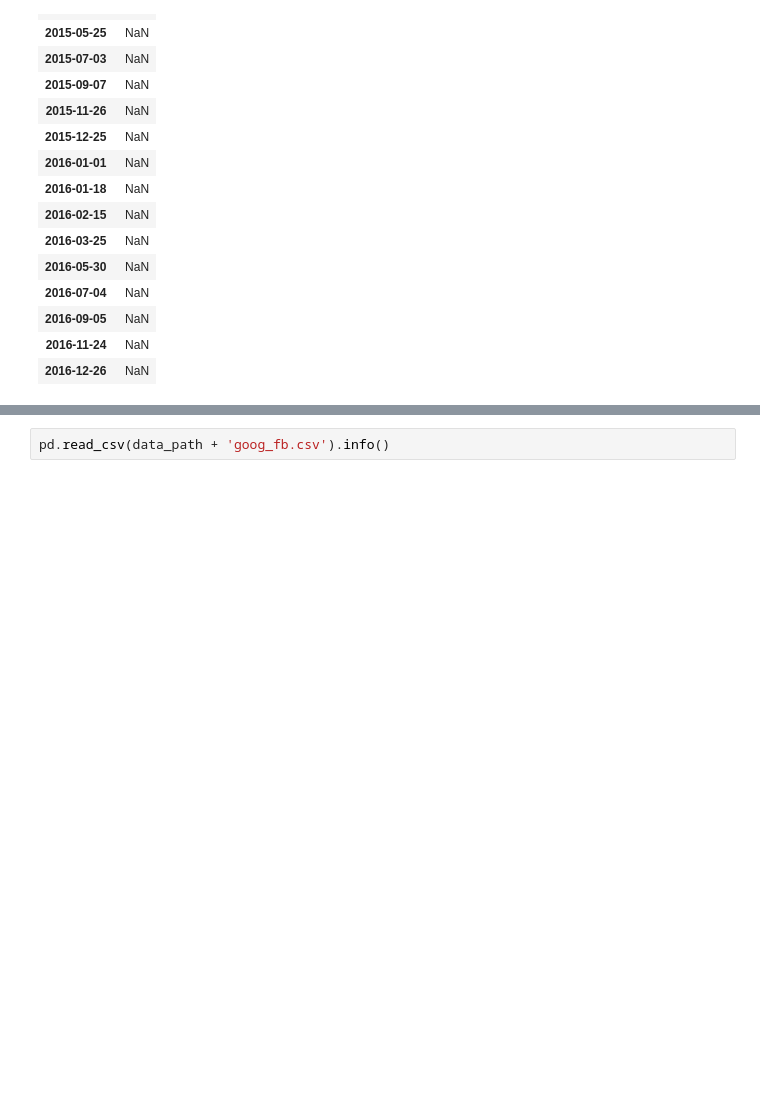
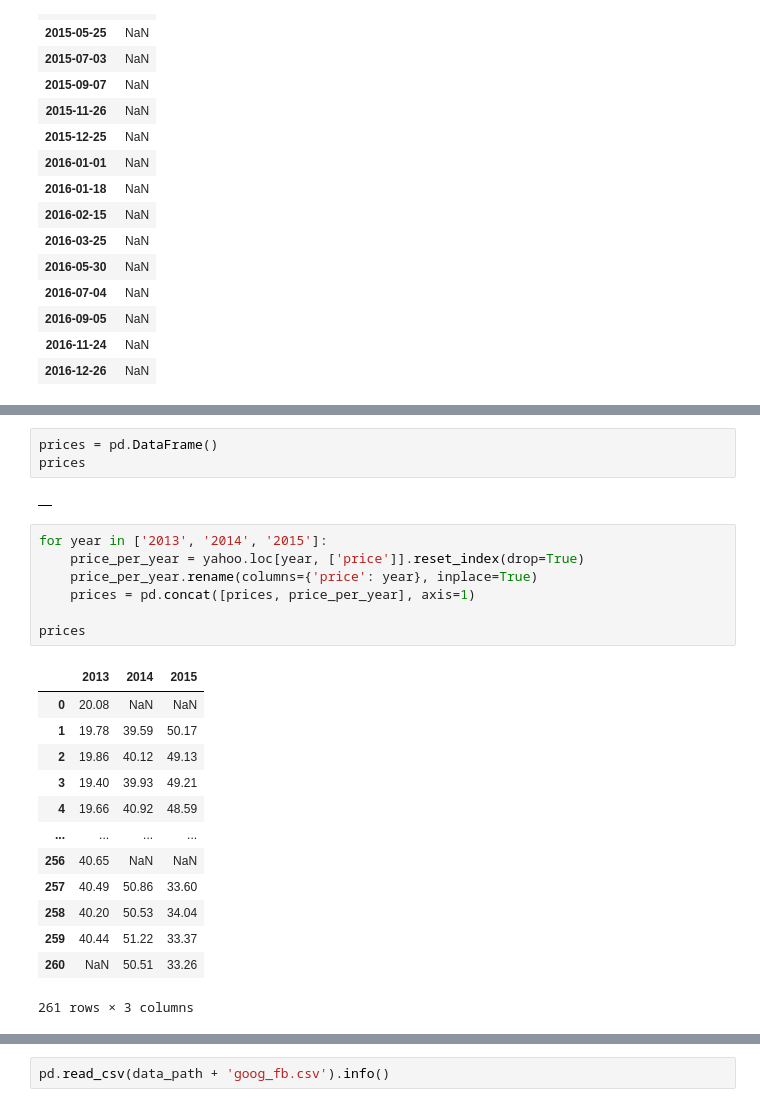
Before and after one commit to PaulToronto/DataCamp_TimeSeries, a Jupyter notebook: 01_Working_with_Time_Series_in_Pandas.ipynb, the cells around one changed output, grey strips where cells are left out. Drawn from its saved outputs; the diff is of its cells as text; blank space fills up the shorter version.

```diff
--- a/01_Working_with_Time_Series_in_Pandas.ipynb
+++ b/01_Working_with_Time_Series_in_Pandas.ipynb
@@ -371,0 +508,26 @@ google[google['price'].isnull()]
+# %%
+prices = pd.DataFrame()
+prices
+# %% [output]
+|  |
+# %%
+for year in ['2013', '2014', '2015']:
+    price_per_year = yahoo.loc[year, ['price']].reset_index(drop=True)
+    price_per_year.rename(columns={'price': year}, inplace=True)
+    prices = pd.concat([prices, price_per_year], axis=1)
+
+prices
+# %% [output]
+|  | 2013 | 2014 | 2015 |
+| 0 | 20.08 | NaN | NaN |
+| 1 | 19.78 | 39.59 | 50.17 |
+| 2 | 19.86 | 40.12 | 49.13 |
+| 3 | 19.40 | 39.93 | 49.21 |
+| 4 | 19.66 | 40.92 | 48.59 |
+| ... | ... | ... | ... |
+| 256 | 40.65 | NaN | NaN |
+| 257 | 40.49 | 50.86 | 33.60 |
+| 258 | 40.20 | 50.53 | 34.04 |
+| 259 | 40.44 | 51.22 | 33.37 |
+| 260 | NaN | 50.51 | 33.26 |
+261 rows × 3 columns
```
Also changed, not shown: parts of 27 cells of this notebook.
